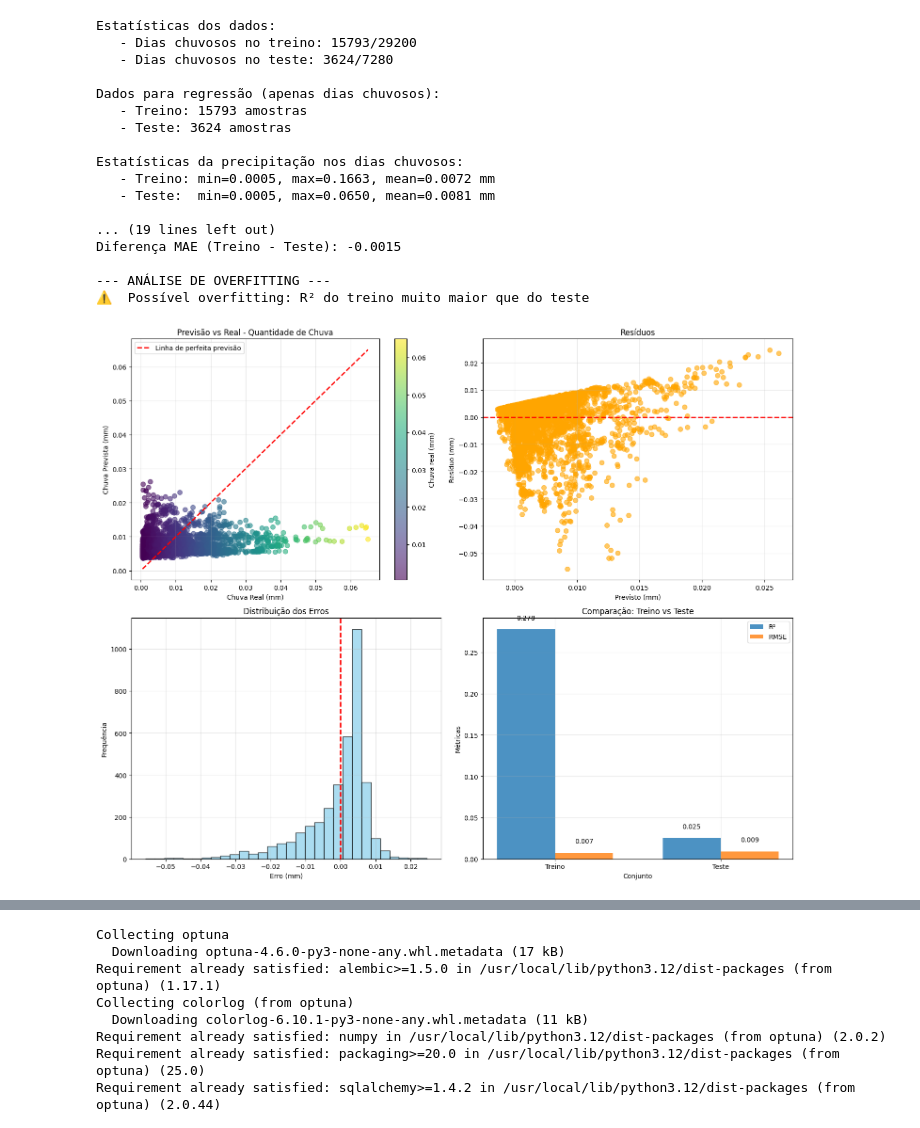
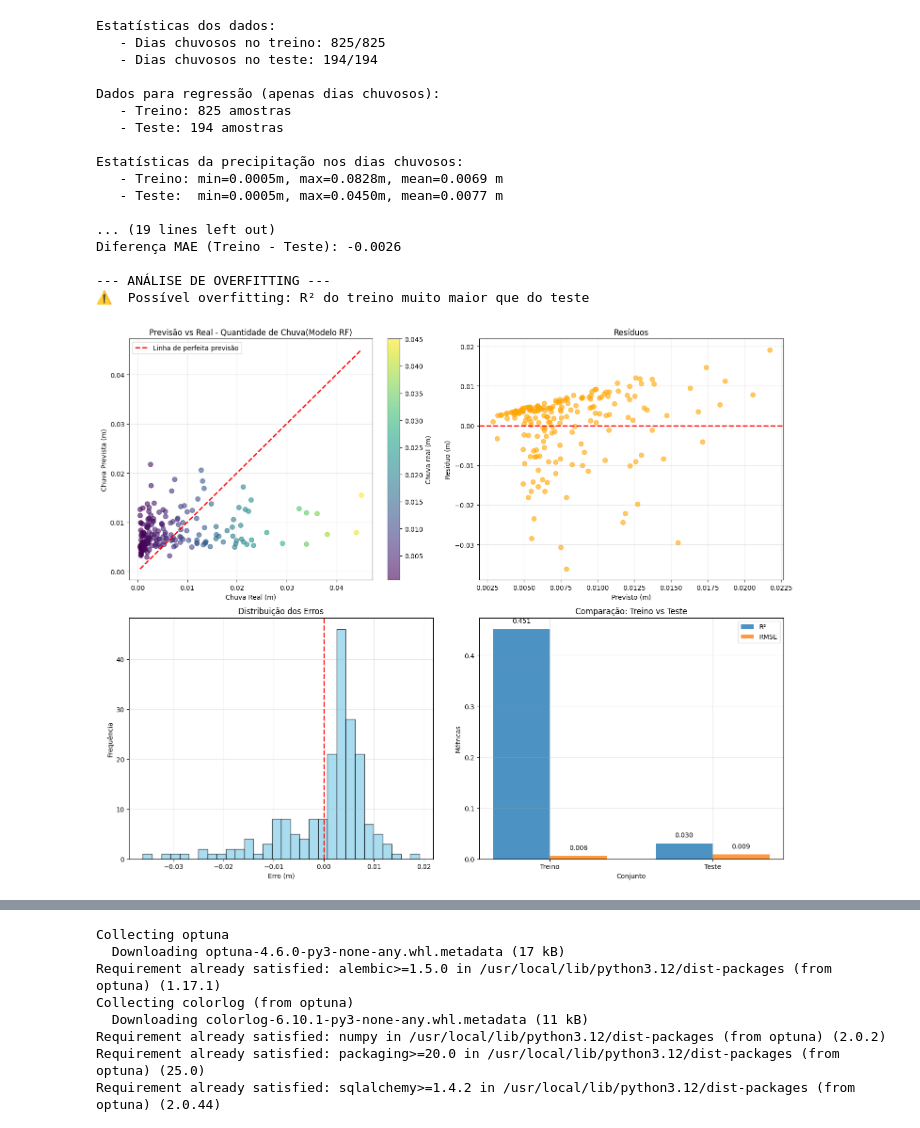
Before and after one commit to Alilson2/Projeto_IA, a Jupyter notebook: Projeto_IA.ipynb, the cells around one changed output, grey strips where cells are left out. Drawn from its saved outputs; the diff is of its cells as text; code cells hidden in the pictures.

```diff
--- a/Projeto_IA.ipynb
+++ b/Projeto_IA.ipynb
@@ -306,9 +310,9 @@ def pipeline(df_raw, N_lim, S_lim, L_lim, O_lim):
     df = selecionar_coordenadas(df_raw, N_lim, S_lim, L_lim, O_lim)
     df = calcula_vapor_umidade(df)
     df_daily_pixel = criar_dados(df)
-    #df_regional = agregar_regional(df_daily_pixel)
+    df_regional = agregar_regional(df_daily_pixel)
 
-    return df_daily_pixel
+    return df_regional
 # %%
 def calcula_spi(series, scale):
     """
@@ -438,12 +382,0 @@ df_diario_test  = df_diario[df_diario['data'] >  split_date].copy()
-# %%
-def separar_dados(df_diario, limiar=0.0005):
-    X = df_diario.drop(['tp_next'], axis=1)
-    y = df_diario['tp_next'].copy()
-
-    # Classe binária
-    y_class = (y > limiar).astype(int)
-
-    # Valores contínuos originais (para regressão)
-    y_reg = y.copy()
-
-    return X,y_reg
@@ -450,7 +409,9 @@ def separar_dados(df_diario, limiar=0.0005):
 # %%
 from sklearn.preprocessing import StandardScaler
-X_test_raw, y_test = separar_dados(df_diario_test)
-X_train_raw, y_train = separar_dados(df_diario_train)
+
+df_train, df_test = data_treino_teste(df_diario)
+X_train_raw, y_train = separar_dados(df_train)
+X_test_raw,  y_test  = separar_dados(df_test)
 
 # Drop the 'data' column as it's not a numerical feature for scaling
 X_train_raw = X_train_raw.drop(columns=['data'])
@@ -458,7 +419,7 @@ X_test_raw = X_test_raw.drop(columns=['data'])
 
 scaler = StandardScaler()
 X_train = scaler.fit_transform(X_train_raw)
-X_test = scaler.fit_transform(X_test_raw)
+X_test  = scaler.transform(X_test_raw)
 # %%
 !pip install scikit-optimize
 
@@ -521,8 +472,8 @@ print(f"   - Treino: {len(x_train_reg_chuva)} amostras")
 print(f"   - Teste: {len(x_test_reg_chuva)} amostras")
 
 print(f"\nEstatísticas da precipitação nos dias chuvosos:")
-print(f"   - Treino: min={np.min(y_train_reg_chuva):.4f}, max={np.max(y_train_reg_chuva):.4f}, mean={np.mean(y_train_reg_chuva):.4f} mm")
-print(f"   - Teste:  min={np.min(y_test_reg_chuva):.4f}, max={np.max(y_test_reg_chuva):.4f}, mean={np.mean(y_test_reg_chuva):.4f} mm")
+print(f"   - Treino: min={np.min(y_train_reg_chuva):.4f}m, max={np.max(y_train_reg_chuva):.4f}m, mean={np.mean(y_train_reg_chuva):.4f} m")
+print(f"   - Teste:  min={np.min(y_test_reg_chuva):.4f}m, max={np.max(y_test_reg_chuva):.4f}m, mean={np.mean(y_test_reg_chuva):.4f} m")
 
 search_spaces = {
     'n_estimators': Integer(50, 300),
@@ -622,26 +573,26 @@ axes[0,0].plot(
     [y_test_reg_chuva.min(), y_test_reg_chuva.max()],
     'r--', linewidth=2, label='Linha de perfeita previsão'
 )
-axes[0,0].set_xlabel("Chuva Real (mm)")
-axes[0,0].set_ylabel("Chuva Prevista (mm)")
-axes[0,0].set_title("Previsão vs Real - Quantidade de Chuva")
+axes[0,0].set_xlabel("Chuva Real (m)")
+axes[0,0].set_ylabel("Chuva Prevista (m)")
+axes[0,0].set_title("Previsão vs Real - Quantidade de Chuva(Modelo RF)")
 axes[0,0].grid(True, alpha=0.3)
 axes[0,0].legend()
-plt.colorbar(scatter, ax=axes[0,0], label='Chuva real (mm)')
+plt.colorbar(scatter, ax=axes[0,0], label='Chuva real (m)')
 
 # 2. Resíduos
 residuos = y_pred_reg - y_test_reg_chuva
 axes[0,1].scatter(y_pred_reg, residuos, alpha=0.6, color='orange', s=50)
 axes[0,1].axhline(0, color='red', linestyle='--', linewidth=2)
-axes[0,1].set_xlabel("Previsto (mm)")
-axes[0,1].set_ylabel("Resíduo (mm)")
+axes[0,1].set_xlabel("Previsto (m)")
+axes[0,1].set_ylabel("Resíduo (m)")
 axes[0,1].set_title("Resíduos")
 axes[0,1].grid(True, alpha=0.3)
 
 # 3. Histograma de erros
 axes[1,0].hist(residuos, bins=30, alpha=0.7, color='skyblue', edgecolor='black')
 axes[1,0].axvline(0, color='red', linestyle='--', linewidth=2)
-axes[1,0].set_xlabel("Erro (mm)")
+axes[1,0].set_xlabel("Erro (m)")
 axes[1,0].set_ylabel("Frequência")
 axes[1,0].set_title("Distribuição dos Erros")
 axes[1,0].grid(True, alpha=0.3)
@@ -660,41 +611,41 @@ bars2 = axes[1,1].bar(x_pos + width/2, rmse_scores, width, label='RMSE', alpha=0
 axes[1,1].set_xlabel('Conjunto')
 axes[1,1].set_ylabel('Métricas')
 axes[1,1].set_title('Comparação: Treino vs Teste')
 axes[1,1].set_xticks(x_pos)
 axes[1,1].set_xticklabels(models)
 axes[1,1].legend()
 axes[1,1].grid(True, alpha=0.3)
 
 # Adicionar valores nos gráficos de barras
 for bar, value in zip(bars1, r2_scores):
     axes[1,1].text(bar.get_x() + bar.get_width()/2, bar.get_height() + 0.01,
                   f'{value:.3f}', ha='center', va='bottom')
 
 for bar, value in zip(bars2, rmse_scores):
     axes[1,1].text(bar.get_x() + bar.get_width()/2, bar.get_height() + 0.01,
                   f'{value:.3f}', ha='center', va='bottom')
 
 plt.tight_layout()
 plt.show()
 # %% [output]
 Estatísticas dos dados:
-   - Dias chuvosos no treino: 15793/29200
-   - Dias chuvosos no teste: 3624/7280
+   - Dias chuvosos no treino: 825/825
+   - Dias chuvosos no teste: 194/194
 
 Dados para regressão (apenas dias chuvosos):
-   - Treino: 15793 amostras
-   - Teste: 3624 amostras
+   - Treino: 825 amostras
+   - Teste: 194 amostras
 
 Estatísticas da precipitação nos dias chuvosos:
-   - Treino: min=0.0005, max=0.1663, mean=0.0072 mm
-   - Teste:  min=0.0005, max=0.0650, mean=0.0081 mm
+   - Treino: min=0.0005m, max=0.0828m, mean=0.0069 m
+   - Teste:  min=0.0005m, max=0.0450m, mean=0.0077 m
 
 ... (19 lines left out)
-Diferença MAE (Treino - Teste): -0.0015
+Diferença MAE (Treino - Teste): -0.0026
 
 --- ANÁLISE DE OVERFITTING ---
 ⚠️  Possível overfitting: R² do treino muito maior que do teste
-[figure, old version]
+[figure, new version]
 # %%
 from sklearn.ensemble import HistGradientBoostingRegressor
 from sklearn.metrics import mean_absolute_error, mean_squared_error, r2_score
```
Also changed, not shown: parts of 14 cells of this notebook.
